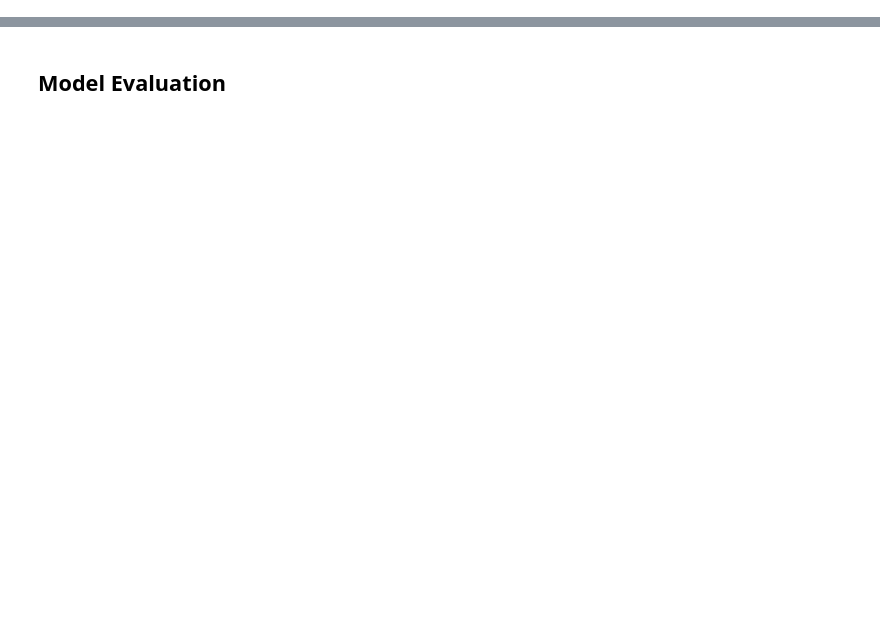
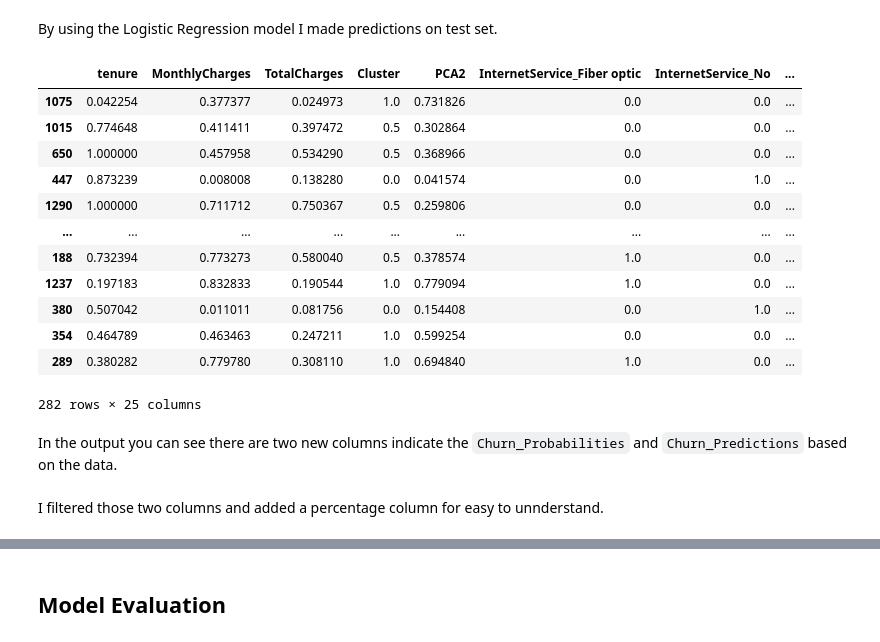
Before and after one commit to kishon45229/Customer-Churn-Prediction-in-Telecom-Industry, a Jupyter notebook: Data_Mining.ipynb, the cells around one changed output, grey strips where cells are left out. Cells and saved outputs as stored; diff of their text form; code cells hidden in the pictures; blank space fills up the shorter version.

```diff
--- a/Data_Mining.ipynb
+++ b/Data_Mining.ipynb
@@ -179,0 +41,3 @@ The columns are identical to those in X_train, containing similar customer attri
+# %%
+df = pd.read_csv('/content/drive/MyDrive/Data preprocessing part 2 completed dataset.csv')
+df.head()
@@ -179,0 +68,5 @@ The columns are identical to those in X_train, containing similar customer attri
+# %%
+X = df.drop('Churn', axis=1)
+y = df['Churn']
+
+X_train, X_test, y_train, y_test = train_test_split(X, y, test_size=0.2, random_state=42)
@@ -179,0 +75,5 @@ The columns are identical to those in X_train, containing similar customer attri
+# %%
+model_lr = LogisticRegression(max_iter=1000, random_state=42)
+model_lr.fit(X_train, y_train)
+
+y_pred_lr = model_lr.predict(X_test)
@@ -179,0 +97,27 @@ The columns are identical to those in X_train, containing similar customer attri
+# %% [markdown]
+By using the Logistic Regression model I made predictions on test set.
+# %%
+churn_probabilities = model_lr.predict_proba(X_test)[:, 1]
+
+X_test['Churn_Probabilities'] = churn_probabilities
+X_test['Churn_Predictions'] = y_pred_lr
+
+X_test
+# %% [output]
+|  | tenure | MonthlyCharges | TotalCharges | Cluster | PCA2 | InternetService_Fiber optic | InternetService_No | ... |
+| 1075 | 0.042254 | 0.377377 | 0.024973 | 1.0 | 0.731826 | 0.0 | 0.0 | ... |
+| 1015 | 0.774648 | 0.411411 | 0.397472 | 0.5 | 0.302864 | 0.0 | 0.0 | ... |
+| 650 | 1.000000 | 0.457958 | 0.534290 | 0.5 | 0.368966 | 0.0 | 0.0 | ... |
+| 447 | 0.873239 | 0.008008 | 0.138280 | 0.0 | 0.041574 | 0.0 | 1.0 | ... |
+| 1290 | 1.000000 | 0.711712 | 0.750367 | 0.5 | 0.259806 | 0.0 | 0.0 | ... |
+| ... | ... | ... | ... | ... | ... | ... | ... | ... |
+| 188 | 0.732394 | 0.773273 | 0.580040 | 0.5 | 0.378574 | 1.0 | 0.0 | ... |
+| 1237 | 0.197183 | 0.832833 | 0.190544 | 1.0 | 0.779094 | 1.0 | 0.0 | ... |
+| 380 | 0.507042 | 0.011011 | 0.081756 | 0.0 | 0.154408 | 0.0 | 1.0 | ... |
+| 354 | 0.464789 | 0.463463 | 0.247211 | 1.0 | 0.599254 | 0.0 | 0.0 | ... |
+| 289 | 0.380282 | 0.779780 | 0.308110 | 1.0 | 0.694840 | 1.0 | 0.0 | ... |
+282 rows × 25 columns
+# %% [markdown]
+In the output you can see there are two new columns indicate the `Churn_Probabilities` and `Churn_Predictions` based on the data.
+# %% [markdown]
+I filtered those two columns and added a percentage column for easy to unnderstand.
```
Also changed, not shown: parts of 171 cells of this notebook.
